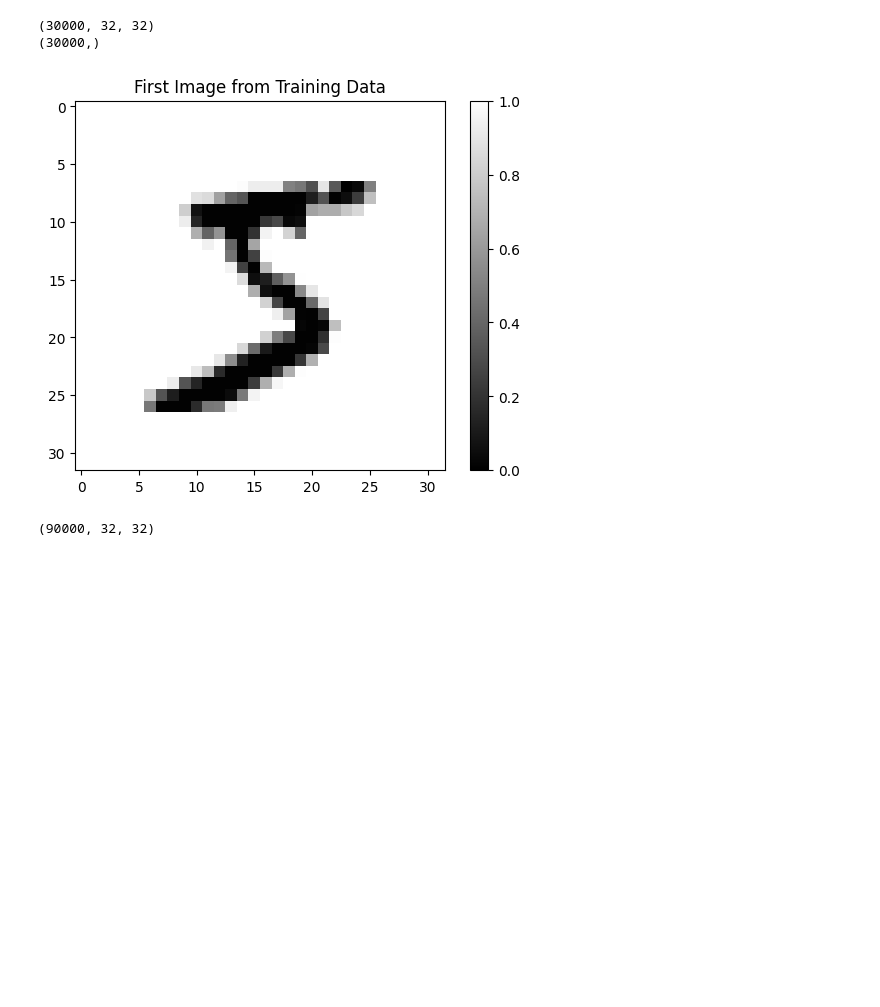
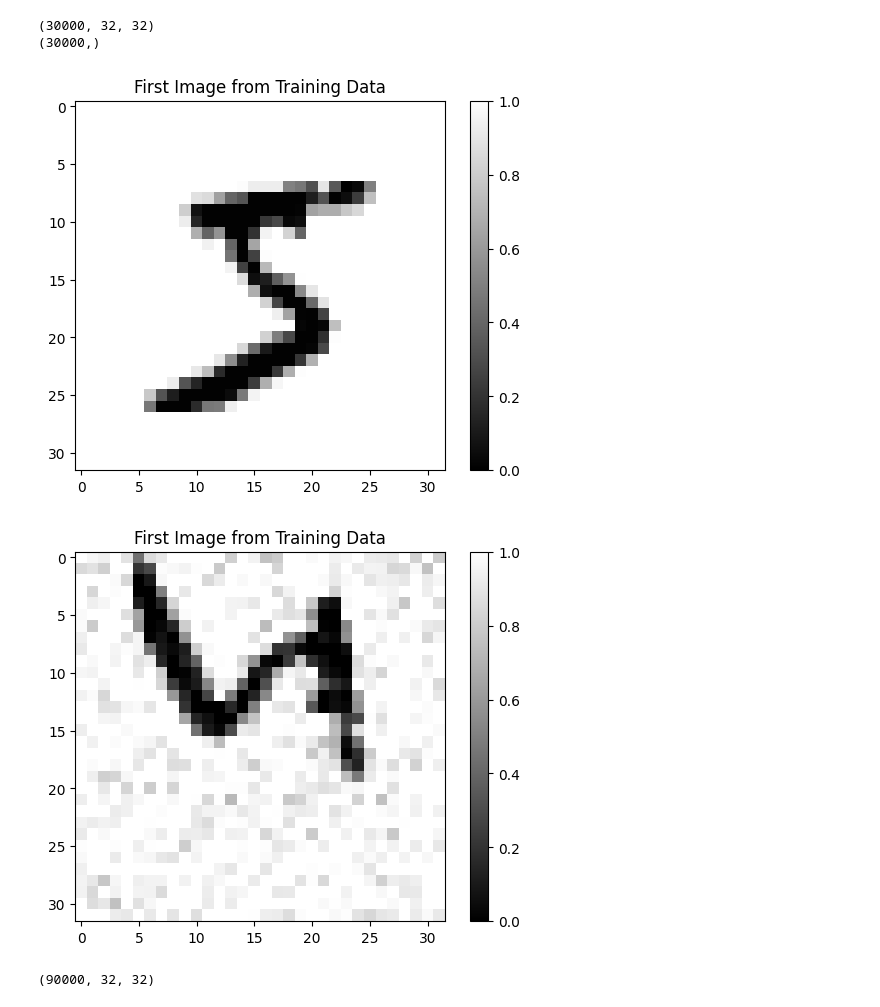
Before and after one commit to Lukas-Kozel/LeNet-5-playground, a Jupyter notebook: training.ipynb, the cells around one changed output. Drawn from its saved outputs; the diff is of its cells as text; code cells hidden in the pictures; blank space fills up the shorter version.

```diff
--- a/training.ipynb
+++ b/training.ipynb
@@ -69,8 +69,8 @@ train_images_numpy = train_images.numpy()
 
 def rotate_images(train_images_numpy) -> np.ndarray:
     for i in range(len(train_images_numpy)):
-        if i % 4 ==0:
-            k = np.random.choice([1, 2, 3])
+        if i % 9 ==0:
+            k = np.random.choice([1, 3])
             train_images_numpy[i] = np.rot90(train_images_numpy[i], k=k)
     return tf.convert_to_tensor(train_images_numpy)
 # %%
@@ -95,14 +125,30 @@ def move_image(train_images_numpy) -> np.ndarray:
     return tf.convert_to_tensor(train_images_numpy)
+# %%
+def add_noise_to_background(images_numpy, noise_level=0.1) -> np.ndarray:
+    noise = np.random.normal(loc=0.0, scale=noise_level, size=images_numpy.shape)
+    noisy_images = images_numpy + noise
+    # Ensure the pixel values are still in the range [0, 1]
+    noisy_images = np.clip(noisy_images, 0.0, 1.0)
+    return noisy_images
 # %%
 plt.imshow(train_images[0, :, :], cmap='gray')  # 'cmap' specifies that we want to see the image in grayscale
 plt.title('First Image from Training Data')
 plt.colorbar()
 plt.show()
 
 train_images_numpy = train_images.numpy()
-#train_images = move_image(train_images_numpy)
+train_images = move_image(train_images_numpy)
 train_images_numpy = train_images.numpy()
-train_images = rotate_images(train_images_numpy)
+#train_images = rotate_images(train_images_numpy)
+
+train_images_rotated = rotate_images(train_images_numpy)
+train_images_noisy = add_noise_to_background(train_images_rotated.numpy())
+
+plt.imshow(train_images_noisy[0, :, :], cmap='gray')  # 'cmap' specifies that we want to see the image in grayscale
+plt.title('First Image from Training Data')
+plt.colorbar()
+plt.show()
 # %% [output]
 [figure]
+[figure, added]
 # %%
```
Also changed, not shown: parts of 10 cells of this notebook, 2 other files.
